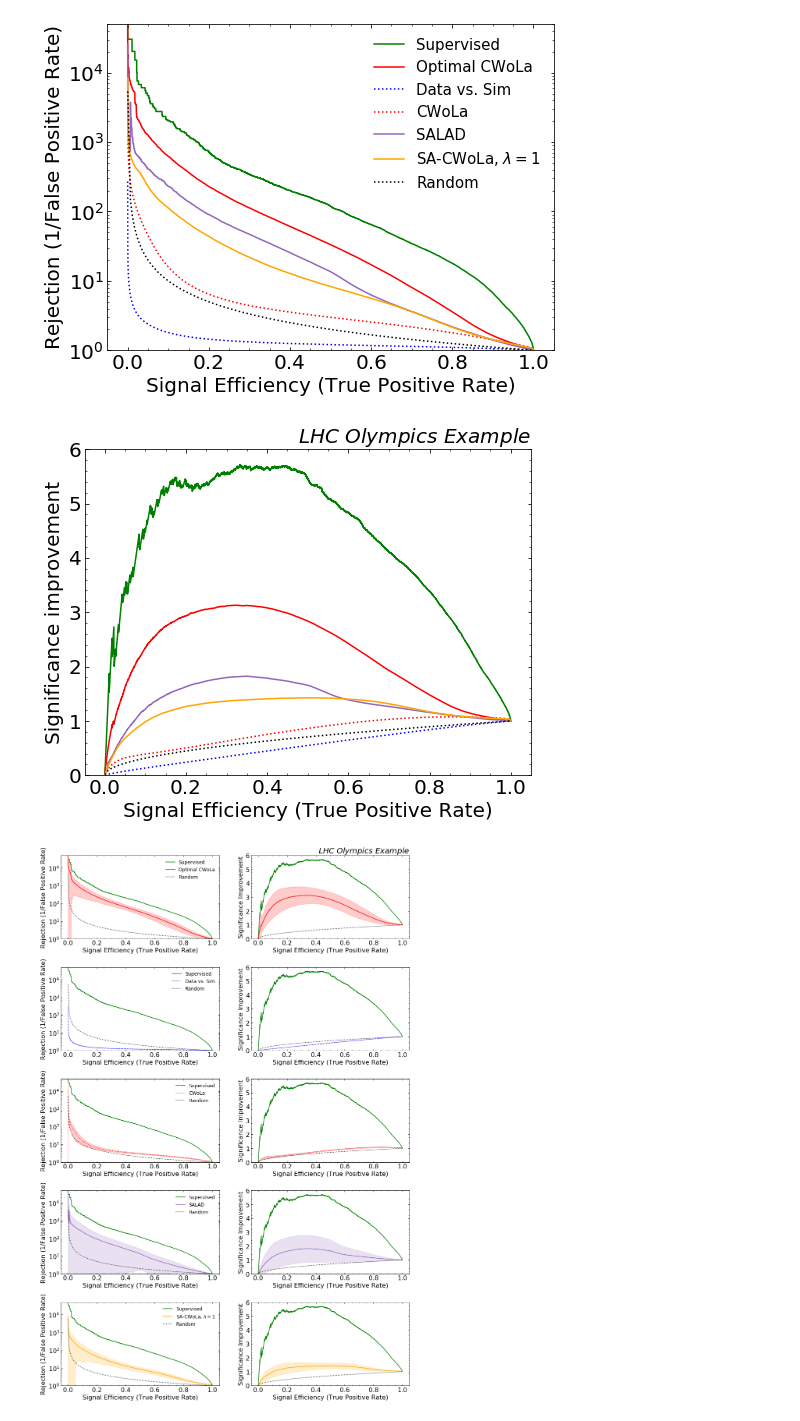
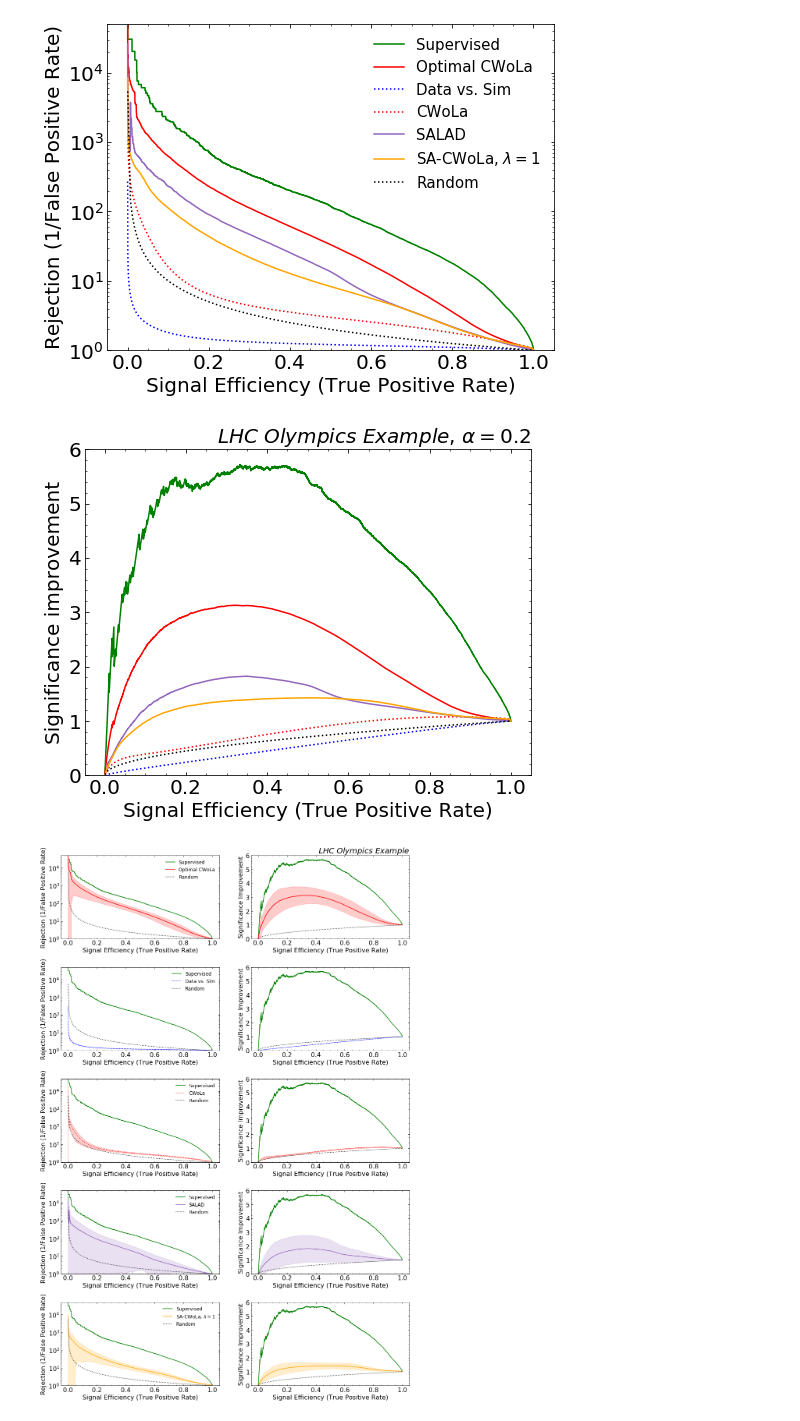
Before and after one commit to bnachman/DCTRHunting, a Jupyter notebook: CWoLaSimulationAssistedDecorrelationCorrelated_deltaMjPlus.ipynb, the cells around one changed output. Saved outputs shown, nothing was run; the diff lists cells and outputs as text; code cells hidden in the pictures.

Commit message:
update plots once more

```diff
--- a/CWoLaSimulationAssistedDecorrelationCorrelated_deltaMjPlus.ipynb
+++ b/CWoLaSimulationAssistedDecorrelationCorrelated_deltaMjPlus.ipynb
@@ -779,35 +779,35 @@ ax0.tick_params(direction="in",which="both")
 ax0.minorticks_on()
 plt.xticks(fontsize=20)
 plt.yticks(fontsize=20)
 
 # plt.yscale("log")
 plt.ylim([0, 6])
 
 plt.plot(tpr_sup,tpr_sup/np.sqrt(fpr_sup),label="Supervised",color='green')
 # plt.plot(tpr_sup1d,1./fpr_sup1d,label="Supervised ($x_1$ only)",color='green',ls=":",linewidth=5)
 
 for band in bands:
     if band in ['old-sacwola', 'hl-sacwola']:
         continue
     mu,std = bands[band][5:7]
     plt.plot(tpr_pts, tpr_pts*mu, **bands[band][-1])
 #         if ERR:
 #             plt.fill_between(tpr_pts, tpr_pts*np.sqrt(lower), tpr_pts*np.sqrt(upper), alpha=.2, **bands[band][-1])
 plt.plot(tpr_sup,tpr_sup/np.sqrt(tpr_sup),color="black",ls=":",label="Random")
 
 plt.xlabel(r'Signal Efficiency (True Positive Rate)',fontsize=20)
 plt.ylabel(r"Significance improvement",fontsize=20)
 # plt.legend(frameon=False,fontsize=15,loc="upper right")
-plt.title('$LHC$ $Olympics$ $Example$', loc='right', fontsize=20)
+plt.title(r'$LHC$ $Olympics$ $Example$, $\alpha = {}$'.format(alpha), loc='right', fontsize=20)
 
 # plt.title("Correlated LHCO Example\n(Median of {} models)".format(n_injections),fontsize=20,)
 plt.savefig('plots/lhco/combined_relsigs_corr_deltamjPlus.pdf', pdf=True, bbox_inches='tight')
 plt.savefig('plots/lhco/combined_relsigs_corr_deltamjPlus.png', pdf=False, bbox_inches='tight')
 
 # plt.savefig('plots/imperfect_sim_averaged_5/toy_lambda_50.png', bbox_inches='tight', padinches=0)
 # plt.savefig('plots/imperfect_sim_averaged_5/toy_lambda_50.pdf', bbox_inches='tight', padinches=0)
 # %% [output]
-[figure, old version]
+[figure, new version]
 # %%
  # Plot individual bands
 
```
Also changed, not shown: 2 other files.
